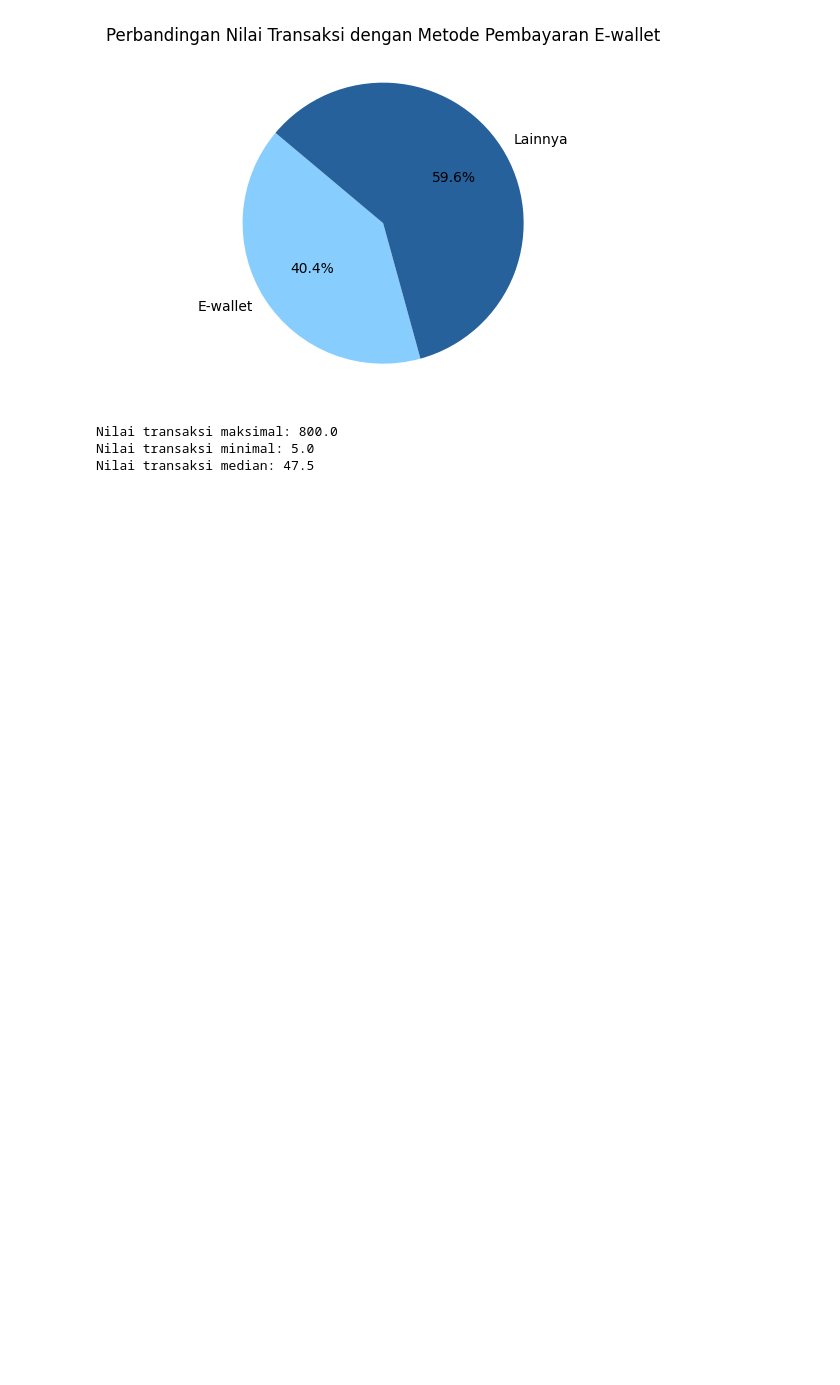
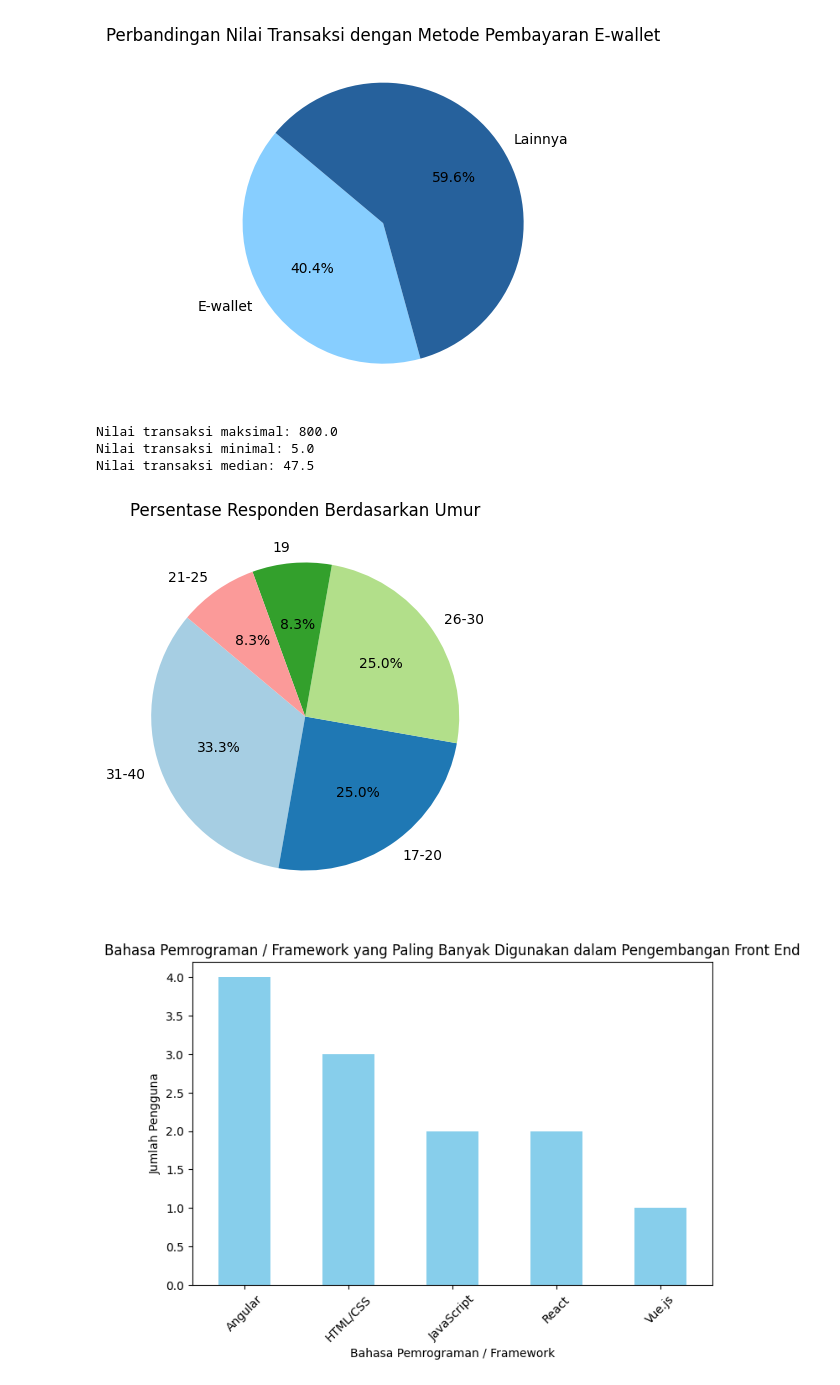
Before and after one commit to adindaaputrii/de_adinda-putri-budi-saraswati, a Jupyter notebook: 20_Data-Visualization/praktikum/prioritas2.ipynb, the cells around one changed output. Cells and saved outputs as stored; diff of their text form; code cells hidden in the pictures; blank space fills up the shorter version.

```diff
--- a/20_Data-Visualization/praktikum/prioritas2.ipynb
+++ b/20_Data-Visualization/praktikum/prioritas2.ipynb
@@ -57,3 +57,60 @@ print(f"Nilai transaksi median: {median_transaction}")
 Nilai transaksi maksimal: 800.0
 Nilai transaksi minimal: 5.0
 Nilai transaksi median: 47.5
+# %%
+#prioritas 2 no 2
+df = pd.read_csv('survey.csv')
+
+#cleaning
+df = df.drop_duplicates()
+df.replace("-", pd.NA, inplace=True)
+df.dropna(inplace=True)
+
+#persentase responden berdasarkan umur
+age_counts = df['age'].value_counts(normalize=True) * 100
+plt.figure(figsize=(8, 5))
+age_counts.plot(kind='pie', autopct='%1.1f%%', startangle=140, colors=plt.cm.Paired.colors)
+plt.title('Persentase Responden Berdasarkan Umur')
+plt.ylabel('')
+plt.show()
+
+#bahasa pemrograman / framework yang paling banyak digunakan dalam pengembangan front end
+front_end_counts = df['favorite_front_end'].value_counts()
+plt.figure(figsize=(8, 5))
+front_end_counts.plot(kind='bar', color='skyblue')
+plt.title('Bahasa Pemrograman / Framework yang Paling Banyak Digunakan dalam Pengembangan Front End')
+plt.xlabel('Bahasa Pemrograman / Framework')
+plt.ylabel('Jumlah Pengguna')
+plt.xticks(rotation=45)
+plt.show()
+
+#persentase bahasa pemrograman / framework yang dipilih dalam pengembangan front end
+front_end_percentages = df['favorite_front_end'].value_counts(normalize=True) * 8
+plt.figure(figsize=(8, 5))
+front_end_percentages.plot(kind='pie', autopct='%1.1f%%', startangle=140, colors=plt.cm.Paired.colors)
+plt.title('Persentase Bahasa Pemrograman / Framework dalam Pengembangan Front End')
+plt.ylabel('')
+plt.show()
+
+#bahasa pemrograman / framework yang paling banyak digunakan dalam pengembangan back end
+back_end_counts = df['favorite_back_end'].value_counts()
+plt.figure(figsize=(8, 5))
+back_end_counts.plot(kind='bar', color='lightgreen')
+plt.title('Bahasa Pemrograman / Framework yang Paling Banyak Digunakan dalam Pengembangan Back End')
+plt.xlabel('Bahasa Pemrograman / Framework')
+plt.ylabel('Jumlah Pengguna')
+plt.xticks(rotation=45)
+plt.show()
+
+#rentangan gaji per tahun yang paling banyak berdasarkan hasil survei
+salary_counts = df['salary_per_year_in_USD'].value_counts()
+plt.figure(figsize=(8, 5))
+salary_counts.plot(kind='bar', color='lightcoral')
+plt.title('Rentangan Gaji Per Tahun Berdasarkan Hasil Survei')
+plt.xlabel('Rentangan Gaji (USD)')
+plt.ylabel('Jumlah Responden')
+plt.xticks(rotation=45)
+plt.show()
+# %% [output]
+[figure, added]
+[figure, added]
```
Also changed, not shown: parts of 1 cell of this notebook, 13 other files.
